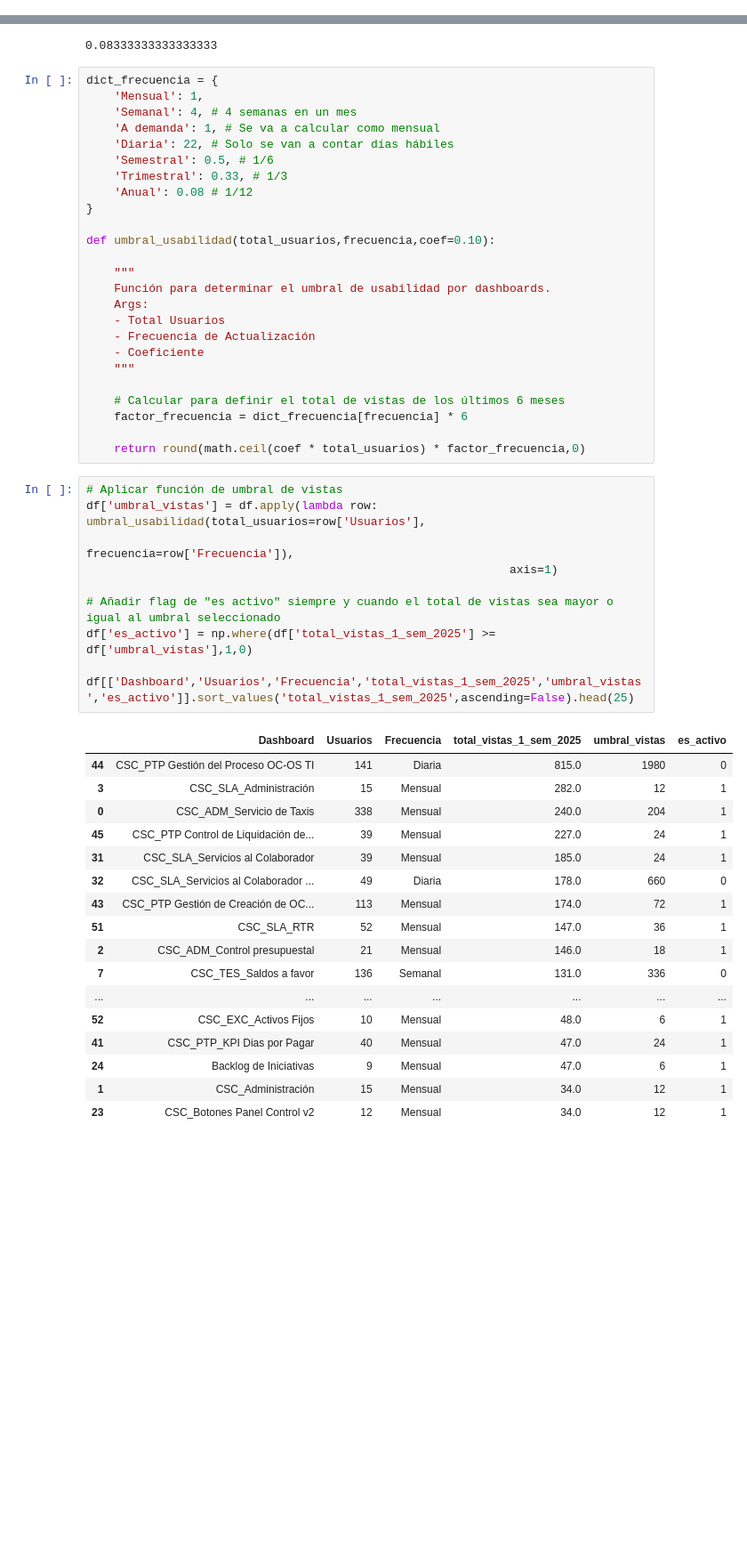
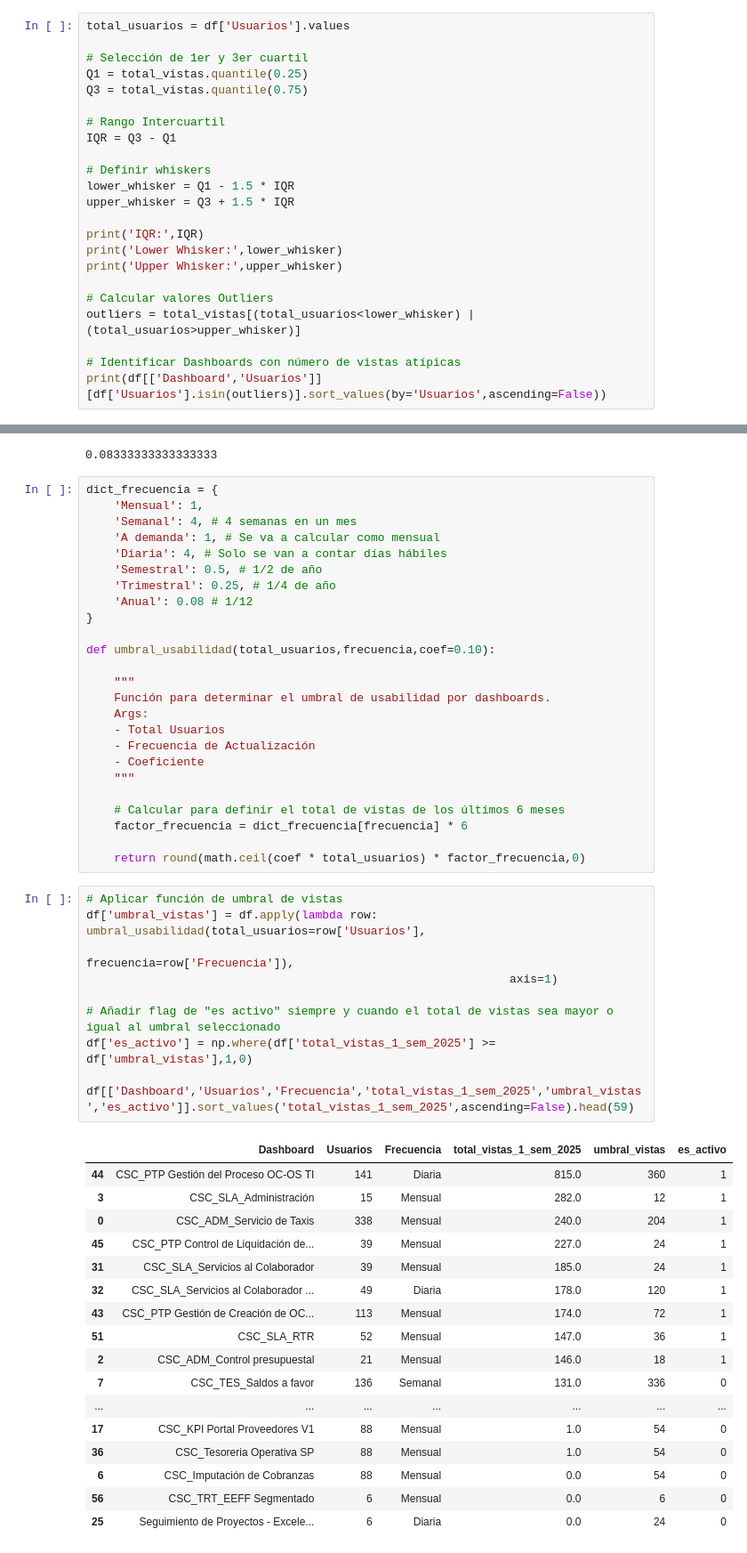
Before and after one commit to alessandroperales74/alicorp_eda_dashboards, a Jupyter notebook: eda_dashboards.ipynb, the cells around one changed output, grey strips where cells are left out. Shown at 89% size. Cells and saved outputs as stored; diff of their text form; blank space fills up the shorter version.

```diff
--- a/eda_dashboards.ipynb
+++ b/eda_dashboards.ipynb
@@ -250,3 +250,26 @@ Upper Whisker: 38.5
 44  CSC_PTP Gestión del Proceso OC-OS TI                   136.0
 3                 CSC_SLA_Administración                    47.0
 0              CSC_ADM_Servicio de Taxis                    40.0
+# %%
+total_usuarios = df['Usuarios'].values
+
+# Selección de 1er y 3er cuartil
+Q1 = total_vistas.quantile(0.25)
+Q3 = total_vistas.quantile(0.75)
+
+# Rango Intercuartil
+IQR = Q3 - Q1
+
+# Definir whiskers
+lower_whisker = Q1 - 1.5 * IQR
+upper_whisker = Q3 + 1.5 * IQR
+
+print('IQR:',IQR)
+print('Lower Whisker:',lower_whisker)
+print('Upper Whisker:',upper_whisker)
+
+# Calcular valores Outliers
+outliers = total_vistas[(total_usuarios<lower_whisker) | (total_usuarios>upper_whisker)]
+
+# Identificar Dashboards con número de vistas atípicas
+print(df[['Dashboard','Usuarios']][df['Usuarios'].isin(outliers)].sort_values(by='Usuarios',ascending=False))
@@ -276,9 +313,9 @@ dict_frecuencia = {
     'Mensual': 1,
     'Semanal': 4, # 4 semanas en un mes
     'A demanda': 1, # Se va a calcular como mensual
-    'Diaria': 22, # Solo se van a contar días hábiles
-    'Semestral': 0.5, # 1/6
-    'Trimestral': 0.33, # 1/3
+    'Diaria': 4, # Solo se van a contar días hábiles
+    'Semestral': 0.5, # 1/2 de año
+    'Trimestral': 0.25, # 1/4 de año
     'Anual': 0.08 # 1/12
 }
 
@@ -299,29 +336,29 @@ def umbral_usabilidad(total_usuarios,frecuencia,coef=0.10):
 # %%
 # Aplicar función de umbral de vistas
 df['umbral_vistas'] = df.apply(lambda row: umbral_usabilidad(total_usuarios=row['Usuarios'],
                                                              frecuencia=row['Frecuencia']),
                                                              axis=1)
 
 # Añadir flag de "es activo" siempre y cuando el total de vistas sea mayor o igual al umbral seleccionado
 df['es_activo'] = np.where(df['total_vistas_1_sem_2025'] >= df['umbral_vistas'],1,0)
 
-df[['Dashboard','Usuarios','Frecuencia','total_vistas_1_sem_2025','umbral_vistas','es_activo']].sort_values('total_vistas_1_sem_2025',ascending=False).head(25)
+df[['Dashboard','Usuarios','Frecuencia','total_vistas_1_sem_2025','umbral_vistas','es_activo']].sort_values('total_vistas_1_sem_2025',ascending=False).head(59)
 # %% [output]
 |  | Dashboard | Usuarios | Frecuencia | total_vistas_1_sem_2025 | umbral_vistas | es_activo |
-| 44 | CSC_PTP Gestión del Proceso OC-OS TI | 141 | Diaria | 815.0 | 1980 | 0 |
+| 44 | CSC_PTP Gestión del Proceso OC-OS TI | 141 | Diaria | 815.0 | 360 | 1 |
 | 3 | CSC_SLA_Administración | 15 | Mensual | 282.0 | 12 | 1 |
 | 0 | CSC_ADM_Servicio de Taxis | 338 | Mensual | 240.0 | 204 | 1 |
 | 45 | CSC_PTP Control de Liquidación de... | 39 | Mensual | 227.0 | 24 | 1 |
 | 31 | CSC_SLA_Servicios al Colaborador | 39 | Mensual | 185.0 | 24 | 1 |
-| 32 | CSC_SLA_Servicios al Colaborador ... | 49 | Diaria | 178.0 | 660 | 0 |
+| 32 | CSC_SLA_Servicios al Colaborador ... | 49 | Diaria | 178.0 | 120 | 1 |
 | 43 | CSC_PTP Gestión de Creación de OC... | 113 | Mensual | 174.0 | 72 | 1 |
 | 51 | CSC_SLA_RTR | 52 | Mensual | 147.0 | 36 | 1 |
 | 2 | CSC_ADM_Control presupuestal | 21 | Mensual | 146.0 | 18 | 1 |
 | 7 | CSC_TES_Saldos a favor | 136 | Semanal | 131.0 | 336 | 0 |
 | ... | ... | ... | ... | ... | ... | ... |
-| 52 | CSC_EXC_Activos Fijos | 10 | Mensual | 48.0 | 6 | 1 |
-| 41 | CSC_PTP_KPI Dias por Pagar | 40 | Mensual | 47.0 | 24 | 1 |
-| 24 | Backlog de Iniciativas | 9 | Mensual | 47.0 | 6 | 1 |
-| 1 | CSC_Administración | 15 | Mensual | 34.0 | 12 | 1 |
-| 23 | CSC_Botones Panel Control v2 | 12 | Mensual | 34.0 | 12 | 1 |
+| 17 | CSC_KPI Portal Proveedores V1 | 88 | Mensual | 1.0 | 54 | 0 |
+| 36 | CSC_Tesoreria Operativa SP | 88 | Mensual | 1.0 | 54 | 0 |
+| 6 | CSC_Imputación de Cobranzas | 88 | Mensual | 0.0 | 54 | 0 |
+| 56 | CSC_TRT_EEFF Segmentado | 6 | Mensual | 0.0 | 6 | 0 |
+| 25 | Seguimiento de Proyectos - Excele... | 6 | Diaria | 0.0 | 24 | 0 |
 # %%
```
Also changed, not shown: parts of 10 cells of this notebook, 4 other files.
